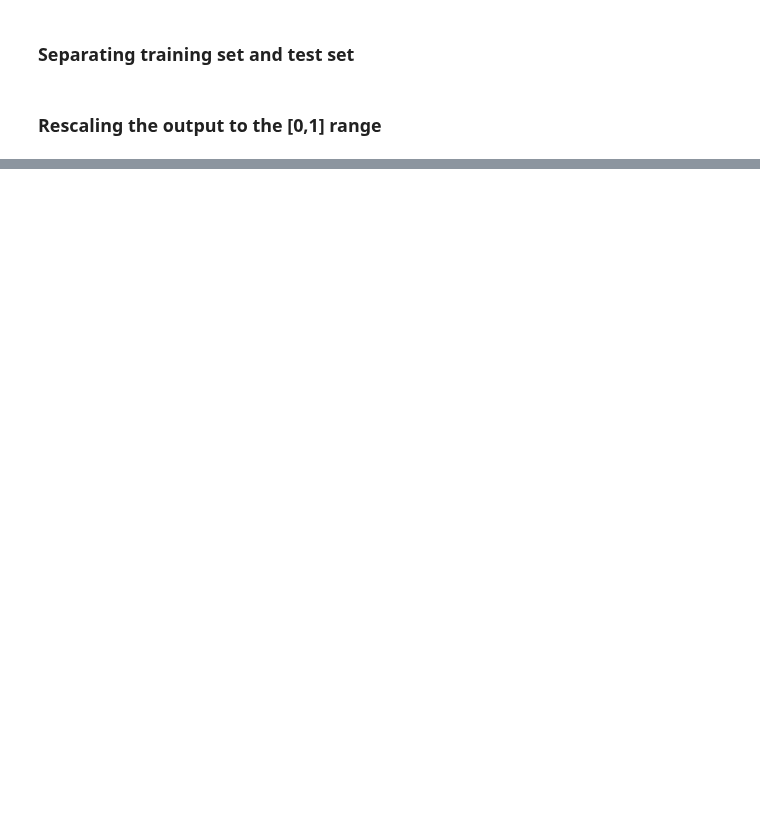
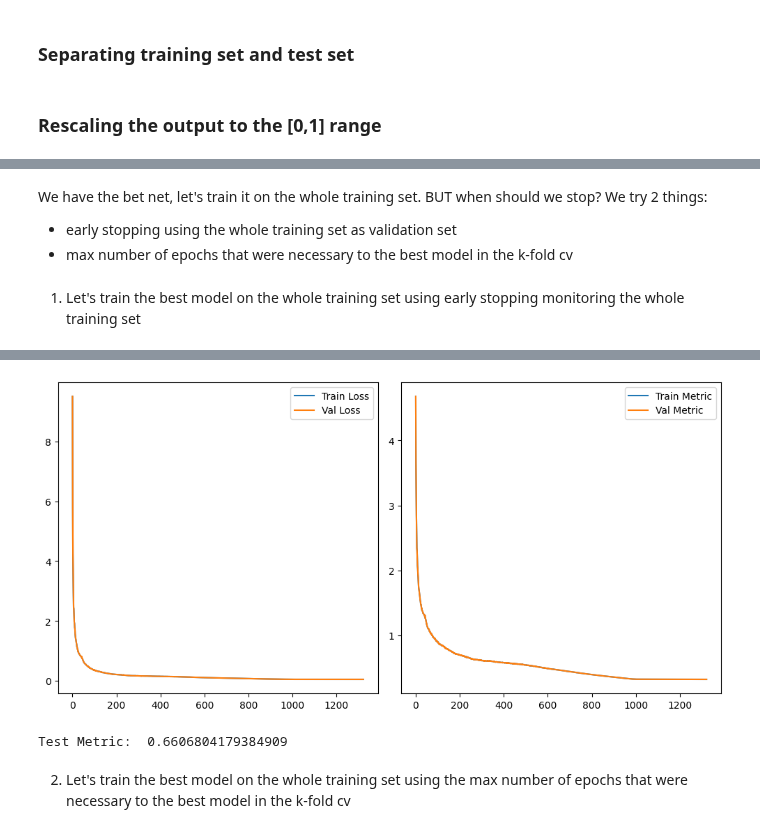
Before and after one commit to Slocon00/ML-project, a Jupyter notebook: notebooks/test_cup.ipynb, the cells around one changed output, grey strips where cells are left out. Cells and saved outputs as stored; diff of their text form; code cells hidden in the pictures; blank space fills up the shorter version.

```diff
--- a/notebooks/test_cup.ipynb
+++ b/notebooks/test_cup.ipynb
@@ -139,0 +183,38 @@ with open(csv_file_path, mode='a', newline='') as file:
+# %% [markdown]
+We have the bet net, let's train it on the whole training set. BUT when should we stop? We try 2 things:
+- early stopping using the whole training set as validation set
+- max number of epochs that were necessary to the best model in the k-fold cv
+# %% [markdown]
+1. Let's train the best model on the whole training set using early stopping monitoring the whole training set
+# %%
+info = best_net.train(
+    X_train,
+    y_train,
+    X_train,
+    y_train,
+    epochs=10000,
+    metric=MEE(),
+    patience=250
+)
+# %%
+# Let's print the last value of the loss and metric on the training set (= val set)
+print("Train Loss: ", info['tr_losses'][-1])
+print("Train Metric: ", info['tr_metrics'][-1])
+
+# Let's plot the train (and val) loss and metric
+plt.figure(figsize=(10,5))
+
+plt.subplot(1, 2, 1)
+plt.plot(info['tr_losses'], label='Train Loss')
+plt.plot(info['val_losses'], label='Val Loss')
+plt.legend()
+
+plt.subplot(1, 2, 2)
+plt.plot(info['tr_metrics'], label='Train Metric')
+plt.plot(info['val_metrics'], label='Val Metric')
+plt.legend()
+
+
+plt.tight_layout()
+plt.show()
+# %% [output]
@@ -139,0 +223,14 @@ with open(csv_file_path, mode='a', newline='') as file:
+[figure, added]
+# %%
+# Let's see the output of the best model on the test set
+y_pred = np.zeros((X_test.shape[0], 3, 1))
+
+for i in range(X_test.shape[0]):
+    y_pred[i] = best_net.forward(X_test[i])
+
+# Let's print the metric on the test set
+print("Test Metric: ", MEE()(y_test, y_pred))
+# %% [output]
+Test Metric:  0.6606804179384909
+# %% [markdown]
+2. Let's train the best model on the whole training set using the max number of epochs that were necessary to the best model in the k-fold cv
```
Also changed, not shown: parts of 14 cells of this notebook.
